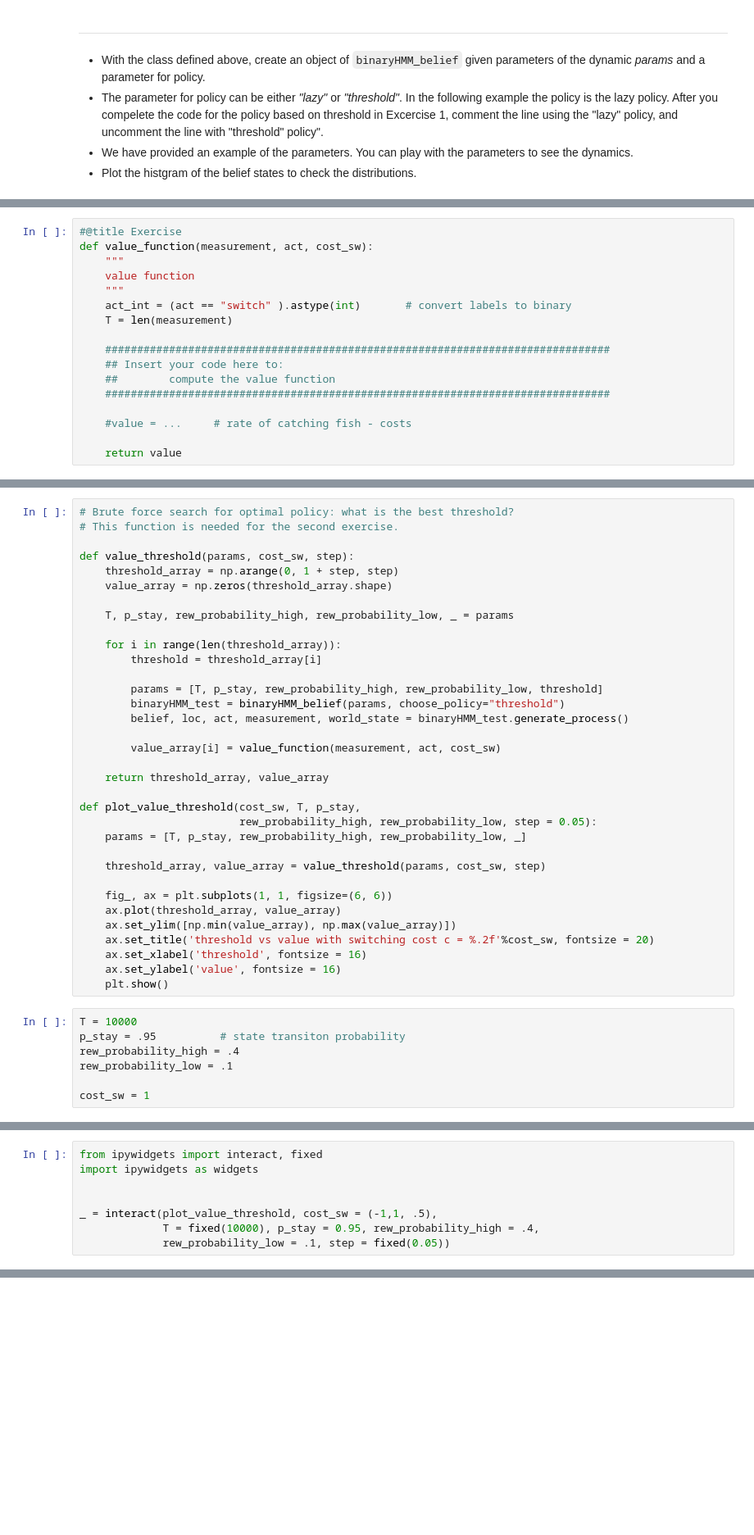
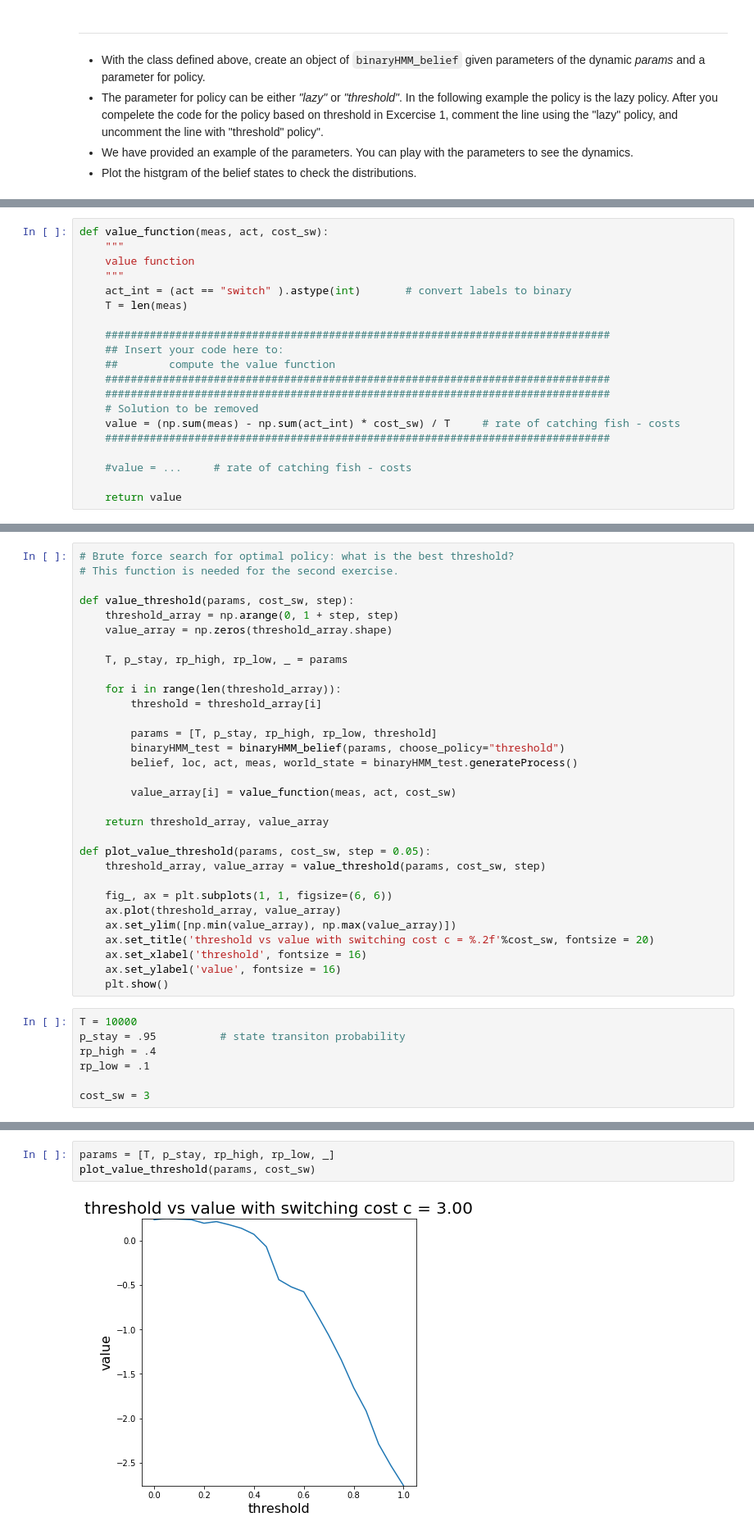
Before and after one commit to zhengww/NeuroMatchAcademy, a Jupyter notebook: Tutorial1_optimal_control_discrete.ipynb, the cells around one changed output, grey strips where cells are left out. Shown: that part at 82% size. Cells and saved outputs as stored; diff of their text form; blank space fills up the shorter version.

```diff
--- a/Tutorial1_optimal_control_discrete.ipynb
+++ b/Tutorial1_optimal_control_discrete.ipynb
@@ -578,16 +433,19 @@ where $U_s(s_t)$ is the instataneous utility from the site, and $U_a(a_t)$ is th
 # %%
-#@title Exercise
-def value_function(measurement, act, cost_sw):
+def value_function(meas, act, cost_sw):
     """
     value function
     """
     act_int = (act == "switch" ).astype(int)       # convert labels to binary
-    T = len(measurement)
+    T = len(meas)
 
     ###############################################################################
     ## Insert your code here to:
     ##        compute the value function
     ###############################################################################
+    ###############################################################################
+    # Solution to be removed
+    value = (np.sum(meas) - np.sum(act_int) * cost_sw) / T     # rate of catching fish - costs
+    ###############################################################################
 
     #value = ...     # rate of catching fish - costs
 
@@ -626,23 +463,20 @@ def value_threshold(params, cost_sw, step):
     threshold_array = np.arange(0, 1 + step, step)
     value_array = np.zeros(threshold_array.shape)
 
-    T, p_stay, rew_probability_high, rew_probability_low, _ = params
+    T, p_stay, rp_high, rp_low, _ = params
 
     for i in range(len(threshold_array)):
         threshold = threshold_array[i]
 
-        params = [T, p_stay, rew_probability_high, rew_probability_low, threshold]
+        params = [T, p_stay, rp_high, rp_low, threshold]
         binaryHMM_test = binaryHMM_belief(params, choose_policy="threshold")
-        belief, loc, act, measurement, world_state = binaryHMM_test.generate_process()
+        belief, loc, act, meas, world_state = binaryHMM_test.generateProcess()
 
-        value_array[i] = value_function(measurement, act, cost_sw)
+        value_array[i] = value_function(meas, act, cost_sw)
 
     return threshold_array, value_array
 
-def plot_value_threshold(cost_sw, T, p_stay,
-                         rew_probability_high, rew_probability_low, step = 0.05):
-    params = [T, p_stay, rew_probability_high, rew_probability_low, _]
-
+def plot_value_threshold(params, cost_sw, step = 0.05):
     threshold_array, value_array = value_threshold(params, cost_sw, step)
 
     fig_, ax = plt.subplots(1, 1, figsize=(6, 6))
@@ -655,7 +489,7 @@ def plot_value_threshold(cost_sw, T, p_stay,
 # %%
 T = 10000
 p_stay = .95          # state transiton probability
-rew_probability_high = .4
-rew_probability_low = .1
+rp_high = .4
+rp_low = .1
 
-cost_sw = 1
+cost_sw = 3
@@ -667,8 +495,0 @@ with plt.xkcd():
-# %%
-from ipywidgets import interact, fixed
-import ipywidgets as widgets
-
-
-_ = interact(plot_value_threshold, cost_sw = (-1,1, .5),
-             T = fixed(10000), p_stay = 0.95, rew_probability_high = .4,
-             rew_probability_low = .1, step = fixed(0.05))
@@ -676,0 +496,5 @@ interactive(children=(FloatSlider(value=0.0, description='cost_sw', max=1.0, min
+# %%
+params = [T, p_stay, rp_high, rp_low, _]
+plot_value_threshold(params, cost_sw)
+# %% [output]
+[figure, added]
```
Also changed, not shown: parts of 23 cells of this notebook, 1 other file.
